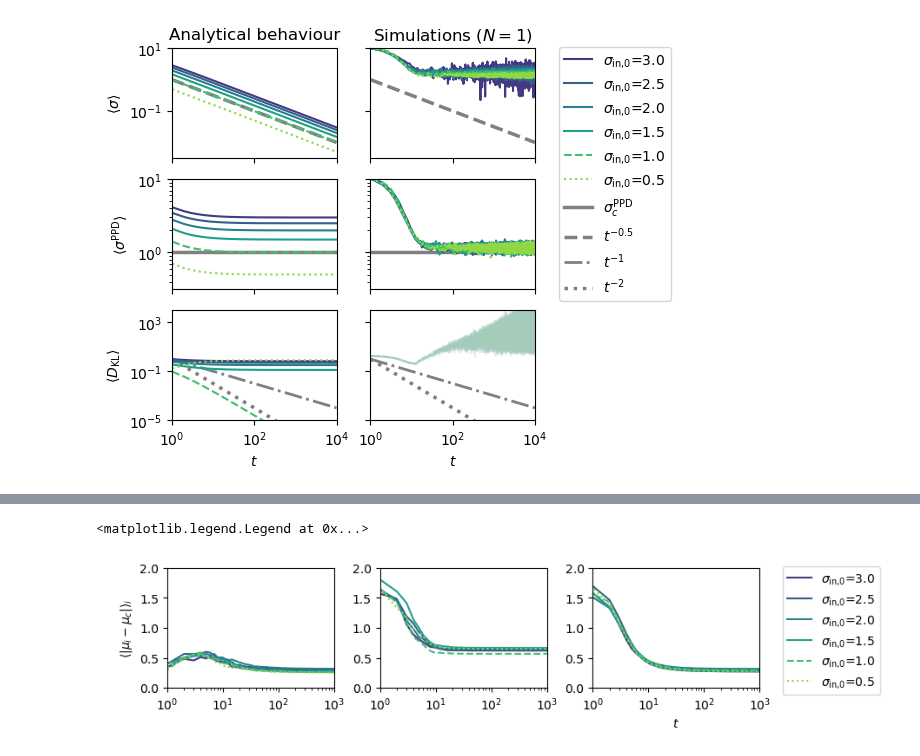
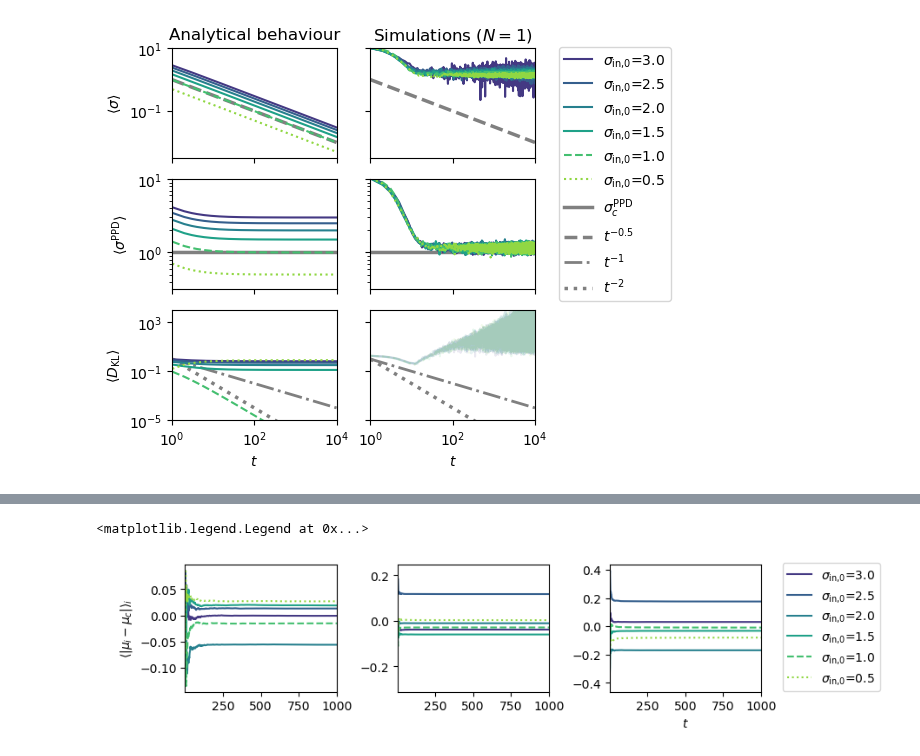
Before and after one commit to Priesemann-Group/neuro_op, a Jupyter notebook: notebooks/@MA5-ActInf.ipynb, the cells around one changed output, grey strips where cells are left out. Saved outputs shown, nothing was run; the diff lists cells and outputs as text; code cells hidden in the pictures.

```diff
--- a/notebooks/@MA5-ActInf.ipynb
+++ b/notebooks/@MA5-ActInf.ipynb
@@ -573,7 +573,7 @@ ax[0, j].set_title("$N=150, k=15$")
 for j in range(x):
     ax[0, j].set_ylim(10**-2, 10**1)
     ax[1, j].set_ylim(10**-0.4, 10**1)
-    ax[2, j].set_ylim(10**-2, 10**5)
+    ax[2, j].set_ylim(10**-1, 10**6)
     ax[y - 1, j].set_xlabel("$t$")
     ax[0, j].xaxis.set_tick_params(labelbottom=False)
     ax[1, j].xaxis.set_tick_params(labelbottom=False)
@@ -604,49 +748,45 @@ t2_len = len(get_kld(2, 1, sd_llf_arr[-1], run=0))
 time = time[:t2_len]
 # Plot prep.
 for i in ax:
-    i.set_xscale("log")
-    #    i.set_yscale("log")
     i.set_prop_cycle(color=colors)
     i.set_xlim((time[1], time[-1]))
-    i.set_ylim(0, 2)
+    # i.set_ylim(0, 2)
+    # i.set_xscale("log")
+    # i.set_yscale("log")
 
 # Plotting...
 for sd_llf in sd_arr:
     # <|mu_i-mu_C|>
     for i in [0, 1]:
         ax[i].plot(
             time,
-            np.abs(
-                ds.mu.sel(
-                    N=N_arr[i],
-                    nn=nn_arr[i],
-                    sd_llf=sd_llf,
-                    run=0,
-                    time=time,
-                    node=np.arange(N_nodes),
-                )
+            ds.mu.sel(
+                N=N_arr[i],
+                nn=nn_arr[i],
+                sd_llf=sd_llf,
+                run=0,
+                time=time,
+                node=np.arange(N_nodes),
             ).mean(
                 dim="node",
             ),
             ls=get_ls(sd_llf),
             label="$\sigma_\\text{in,0}$=" + str(sd_llf),
         )
     i = 2
     ax[i].plot(
         time,
-        np.abs(
-            ds.mu.sel(N=150, nn=15, sd_llf=sd_llf, time=time, node=np.arange(N_nodes))
-        )
+        ds.mu.sel(N=150, nn=15, sd_llf=sd_llf, time=time, node=np.arange(N_nodes)[:10])
         .mean(dim="node")
         .mean(dim="run"),
         ls=get_ls(sd_llf),
         label="$\sigma_\\text{in,0}$=" + str(sd_llf),
     )
 
 # Title, label, ...
 ax[i].set_xlabel("$t$")
 ax[0].set_ylabel("\n$\langle |\mu_i-\mu_c|\\rangle_i$")
 ax[i].legend(bbox_to_anchor=(1.1, 1.06), loc=2)
 # %% [output]
 <matplotlib.legend.Legend at 0x...>
-[figure, old version]
+[figure, new version]
```
Also changed, not shown: parts of 2 cells of this notebook, 1 other file.
